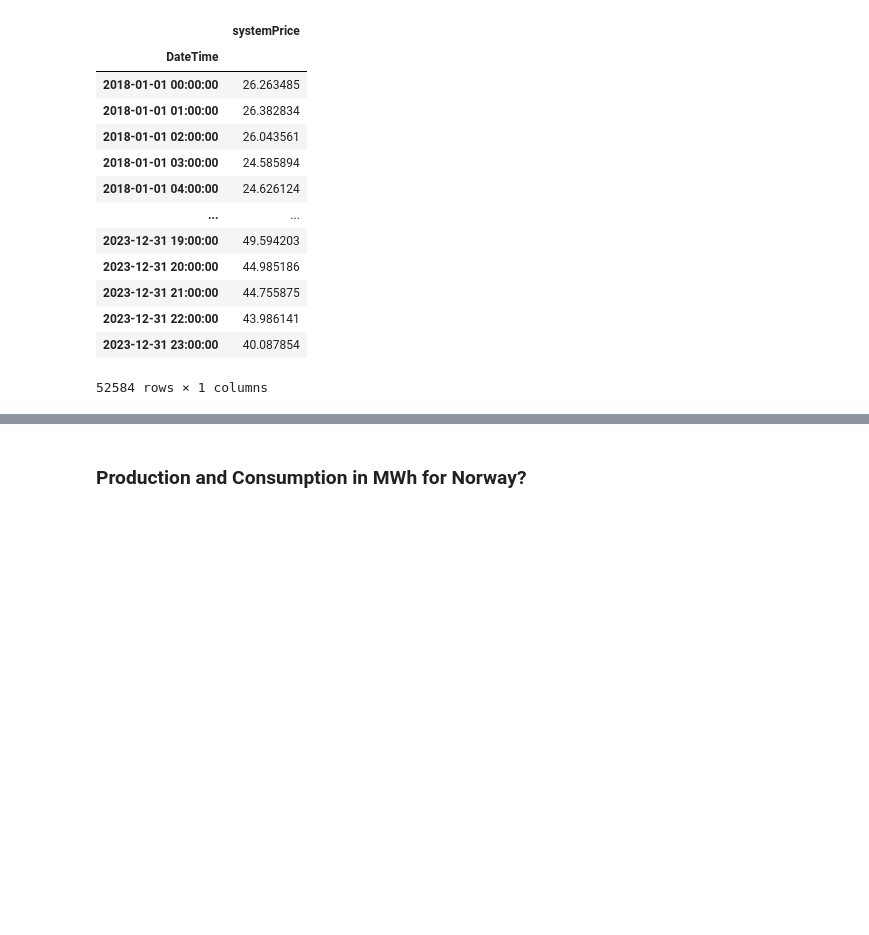
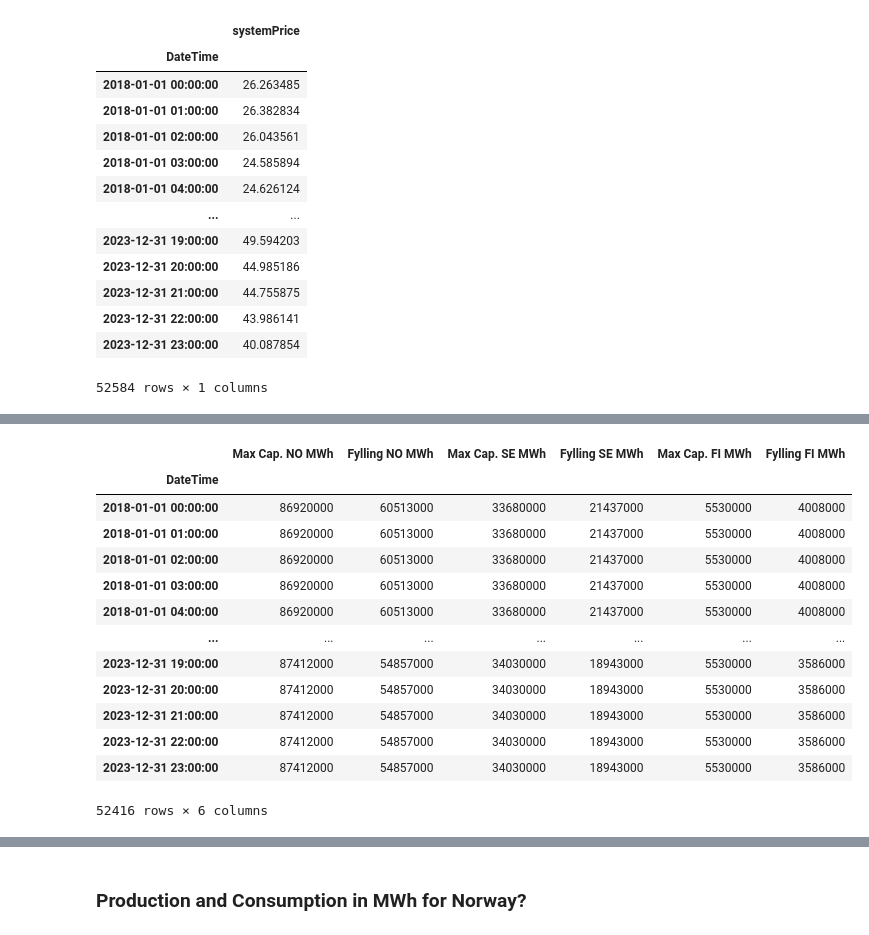
Before and after one commit to evenbakke/MasterThesis-, a Jupyter notebook: merged_data.ipynb, the cells around one changed output, grey strips where cells are left out. Saved outputs shown, nothing was run; the diff lists cells and outputs as text; code cells hidden in the pictures; blank space fills up the shorter version.

```diff
--- a/merged_data.ipynb
+++ b/merged_data.ipynb
@@ -27,0 +874,5 @@ systemprice_df
+# %%
+waterreservoir_df = pd.read_excel("waterreservoirREAL.xlsx")
+waterreservoir_df.set_index("DateTime", inplace=True)
+waterreservoir_df.sort_index(ascending=True)
+waterreservoir_df
@@ -27,0 +894,26 @@ systemprice_df
+# %%
+# Assuming waterreservoir_df is your DataFrame and all values are in GWh
+waterreservoir_df = waterreservoir_df * 1000
+
+# Now all values in waterreservoir_df are in MWh
+# Assume you have a new list of column names
+new_columns = ['Max Cap. NO MWh', 'Fylling NO MWh', 'Max Cap. SE MWh', 'Fylling SE MWh', 'Max Cap. FI MWh', 'Fylling FI MWh']  # List all new column names
+
+# Replace all column names
+waterreservoir_df.columns = new_columns
+waterreservoir_df
+# %% [output]
+|  | Max Cap. NO MWh | Fylling NO MWh | Max Cap. SE MWh | Fylling SE MWh | Max Cap. FI MWh | Fylling FI MWh |
+| DateTime |  |  |  |  |  |  |
+| 2018-01-01 00:00:00 | 86920000 | 60513000 | 33680000 | 21437000 | 5530000 | 4008000 |
+| 2018-01-01 01:00:00 | 86920000 | 60513000 | 33680000 | 21437000 | 5530000 | 4008000 |
+| 2018-01-01 02:00:00 | 86920000 | 60513000 | 33680000 | 21437000 | 5530000 | 4008000 |
+| 2018-01-01 03:00:00 | 86920000 | 60513000 | 33680000 | 21437000 | 5530000 | 4008000 |
+| 2018-01-01 04:00:00 | 86920000 | 60513000 | 33680000 | 21437000 | 5530000 | 4008000 |
+| ... | ... | ... | ... | ... | ... | ... |
+| 2023-12-31 19:00:00 | 87412000 | 54857000 | 34030000 | 18943000 | 5530000 | 3586000 |
+| 2023-12-31 20:00:00 | 87412000 | 54857000 | 34030000 | 18943000 | 5530000 | 3586000 |
+| 2023-12-31 21:00:00 | 87412000 | 54857000 | 34030000 | 18943000 | 5530000 | 3586000 |
+| 2023-12-31 22:00:00 | 87412000 | 54857000 | 34030000 | 18943000 | 5530000 | 3586000 |
+| 2023-12-31 23:00:00 | 87412000 | 54857000 | 34030000 | 18943000 | 5530000 | 3586000 |
+52416 rows × 6 columns
```
Also changed, not shown: parts of 88 cells of this notebook, 7 other files.
